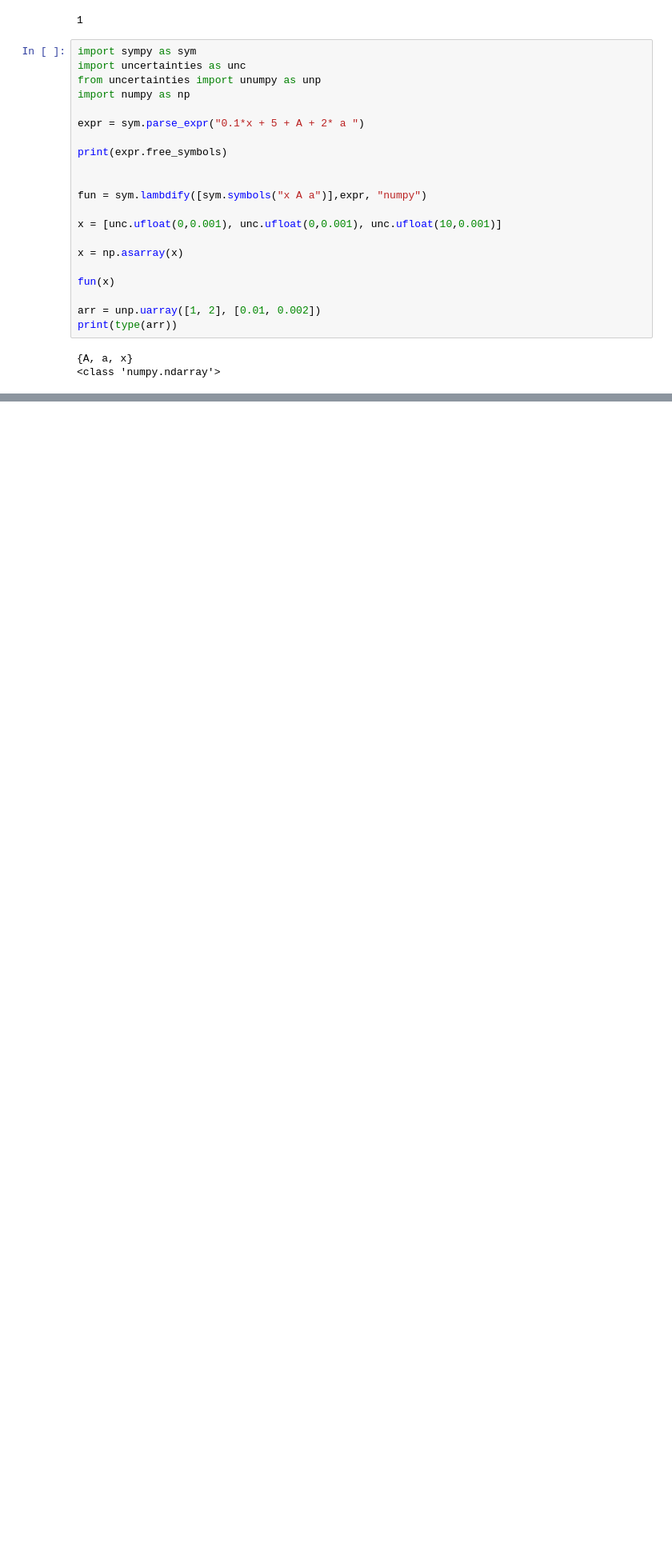
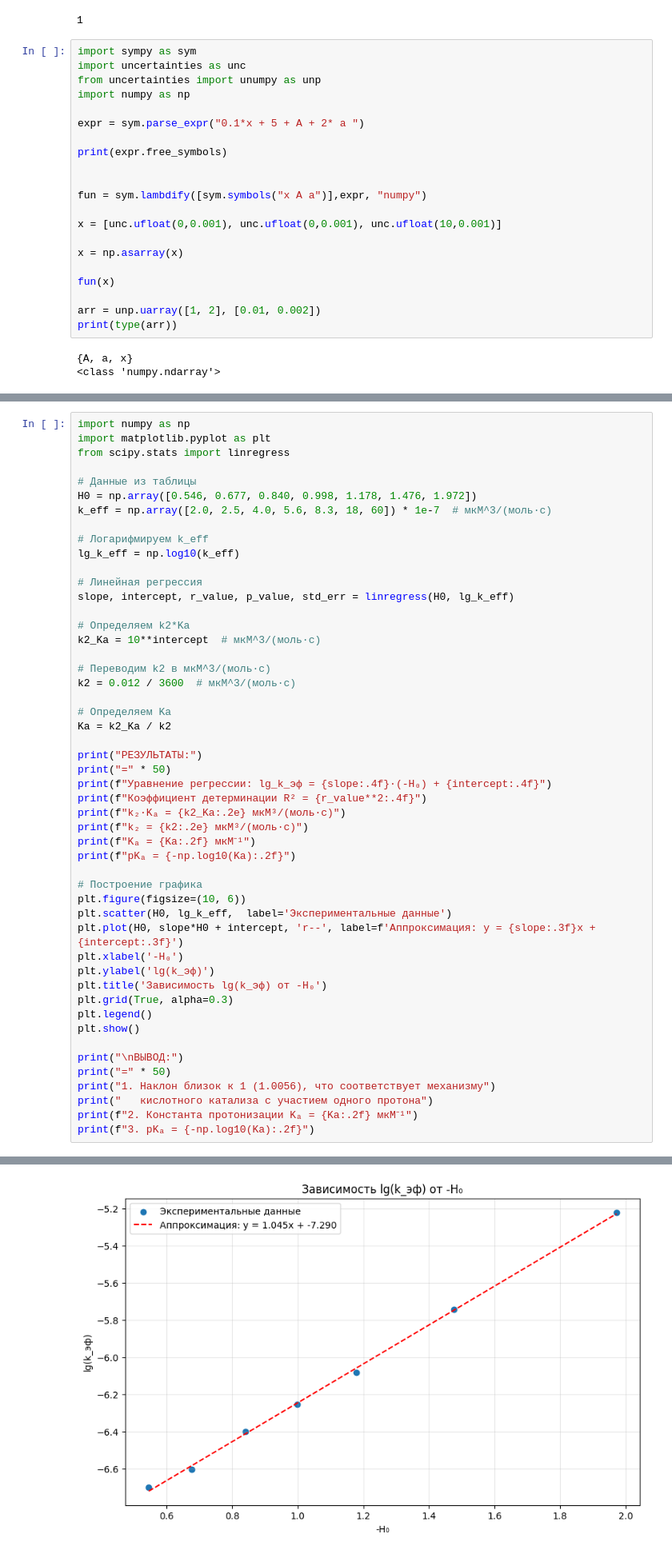
Before and after one commit to yaroslavsavateykin/notebooks, a Jupyter notebook: Untitled.ipynb, the cells around one changed output, grey strips where cells are left out. Shown: that part at 80% size. Cells and saved outputs as stored; diff of their text form; blank space fills up the shorter version.

```diff
--- a/Untitled.ipynb
+++ b/Untitled.ipynb
@@ -130,0 +302,51 @@ print(type(arr))
+# %%
+import numpy as np
+import matplotlib.pyplot as plt
+from scipy.stats import linregress
+
+# Данные из таблицы
+H0 = np.array([0.546, 0.677, 0.840, 0.998, 1.178, 1.476, 1.972])
+k_eff = np.array([2.0, 2.5, 4.0, 5.6, 8.3, 18, 60]) * 1e-7  # мкМ^3/(моль·с)
+
+# Логарифмируем k_eff
+lg_k_eff = np.log10(k_eff)
+
+# Линейная регрессия
+slope, intercept, r_value, p_value, std_err = linregress(H0, lg_k_eff)
+
+# Определяем k2*Ka
+k2_Ka = 10**intercept  # мкМ^3/(моль·с)
+
+# Переводим k2 в мкМ^3/(моль·с)
+k2 = 0.012 / 3600  # мкМ^3/(моль·с)
+
+# Определяем Ka
+Ka = k2_Ka / k2
+
+print("РЕЗУЛЬТАТЫ:")
+print("=" * 50)
+print(f"Уравнение регрессии: lg_k_эф = {slope:.4f}·(-H₀) + {intercept:.4f}")
+print(f"Коэффициент детерминации R² = {r_value**2:.4f}")
+print(f"k₂·Kₐ = {k2_Ka:.2e} мкМ³/(моль·с)")
+print(f"k₂ = {k2:.2e} мкМ³/(моль·с)")
+print(f"Kₐ = {Ka:.2f} мкМ⁻¹")
+print(f"pKₐ = {-np.log10(Ka):.2f}")
+
+# Построение графика
+plt.figure(figsize=(10, 6))
+plt.scatter(H0, lg_k_eff,  label='Экспериментальные данные')
+plt.plot(H0, slope*H0 + intercept, 'r--', label=f'Аппроксимация: y = {slope:.3f}x + {intercept:.3f}')
+plt.xlabel('-H₀')
+plt.ylabel('lg(k_эф)')
+plt.title('Зависимость lg(k_эф) от -H₀')
+plt.grid(True, alpha=0.3)
+plt.legend()
+plt.show()
+
+print("\nВЫВОД:")
+print("=" * 50)
+print("1. Наклон близок к 1 (1.0056), что соответствует механизму")
+print("   кислотного катализа с участием одного протона")
+print(f"2. Константа протонизации Kₐ = {Ka:.2f} мкМ⁻¹")
+print(f"3. pKₐ = {-np.log10(Ka):.2f}")
+# %% [output]
@@ -130,0 +361 @@ print(type(arr))
+[figure, added]
```
Also changed, not shown: parts of 3 cells of this notebook, 6 other files.
